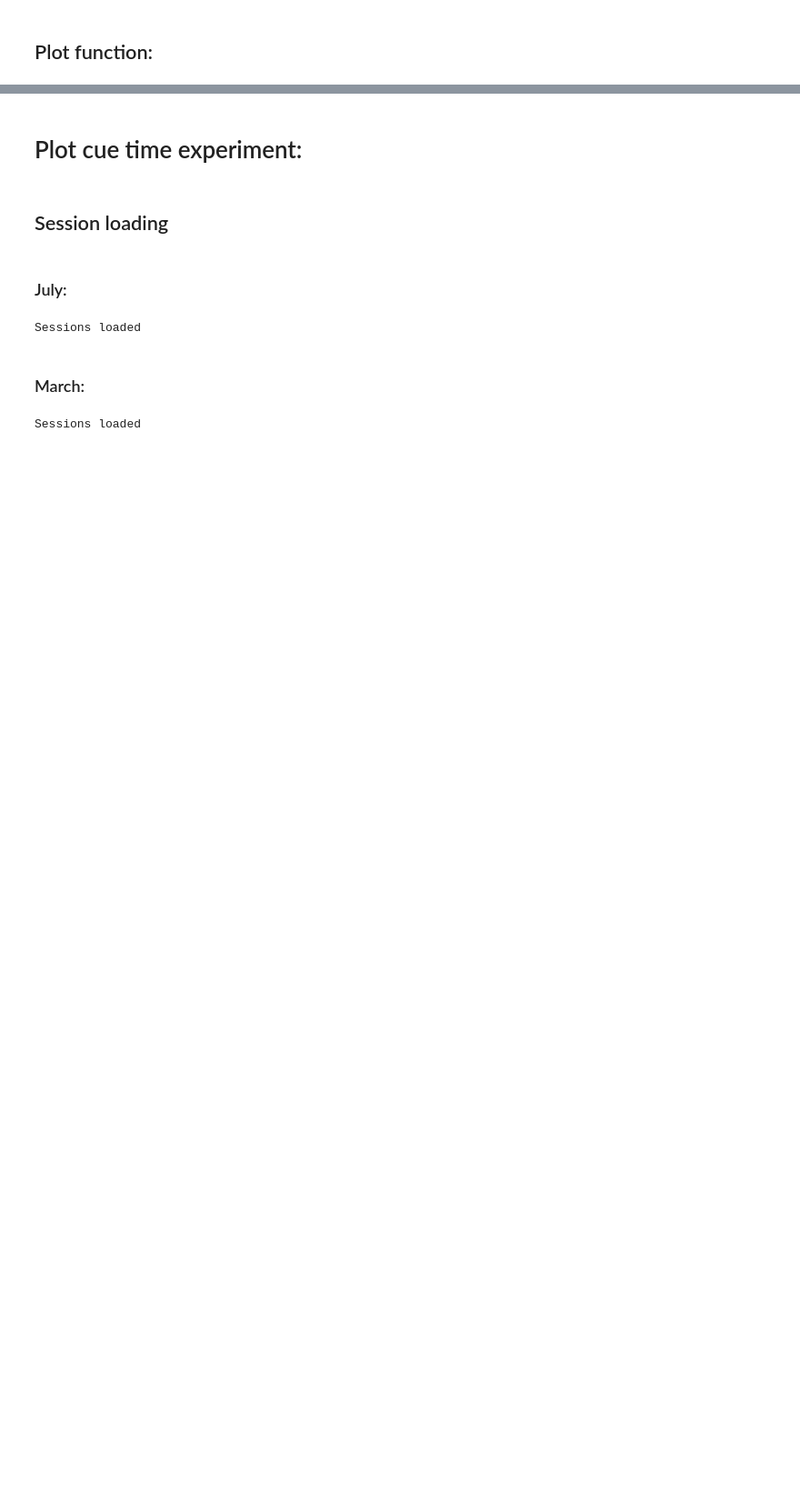
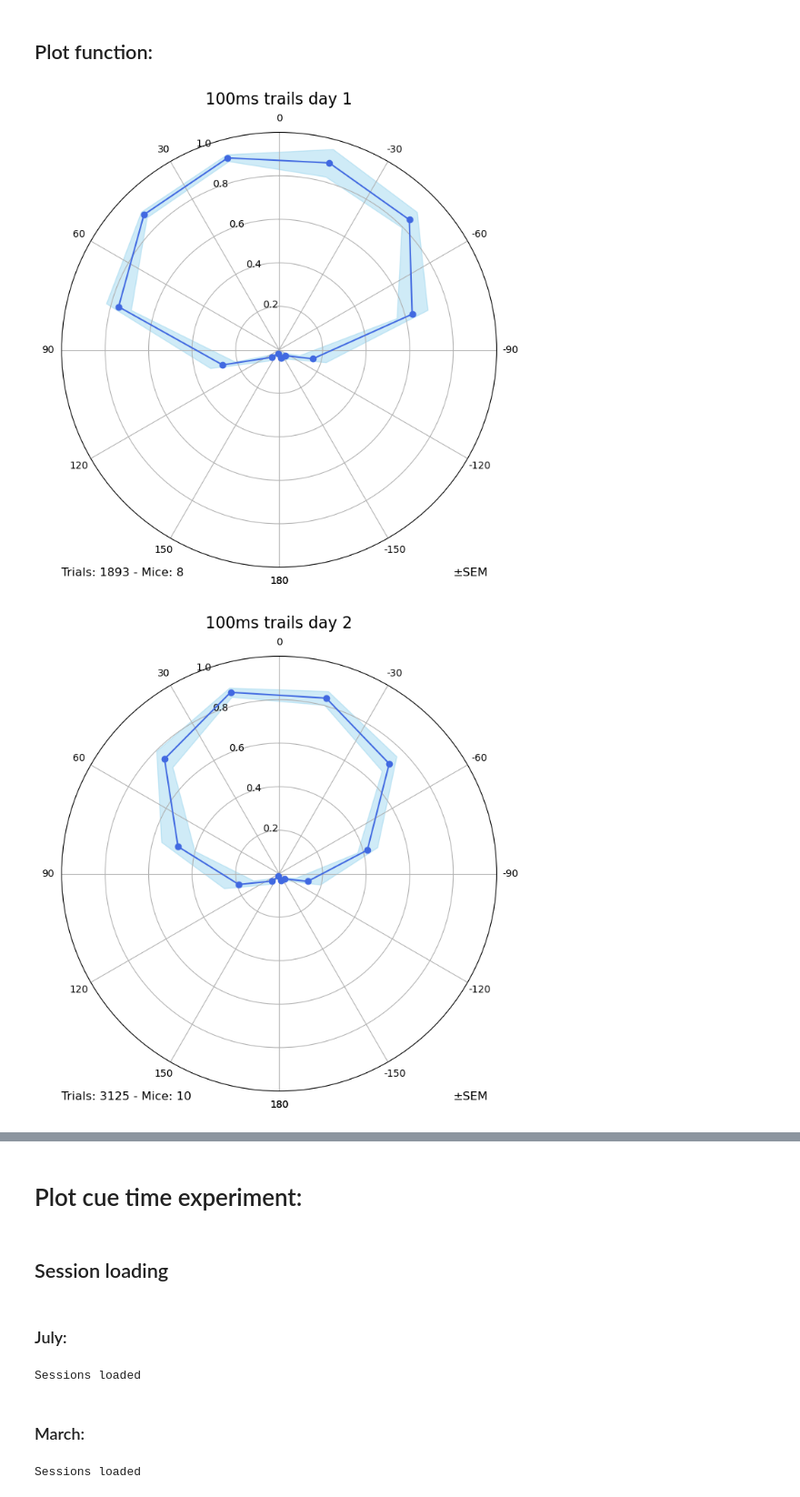
Before and after one commit to stef1029/hex_behav_analysis, a Jupyter notebook: PP_analysis_notebook_July_cohort.ipynb, the cells around one changed output, grey strips where cells are left out. Shown at 91% size. Saved outputs shown, nothing was run; the diff lists cells and outputs as text; code cells hidden in the pictures; blank space fills up the shorter version.

```diff
--- a/PP_analysis_notebook_July_cohort.ipynb
+++ b/PP_analysis_notebook_July_cohort.ipynb
@@ -143,0 +145,4 @@ print("Sessions Loaded")
+# %%
+march_cue_group_100_sessions = [Session(march_cohort.get_session(session)) \
+                                for session in march_cue_group_100 \
+                                if session not in march_exclusion_100]
@@ -148,45 +162,48 @@ import PP_plot_performance
 # %%
 importlib.reload(PP_plot_performance)
 
 """
 Something weird going on with day 1 data.
 """
-# PP_plot_performance.plot_performance_by_angle(july_day_1_100ms_sessions,
-#                                               title = 'Full task (300ms cue time)',
-#                                               bin_mode = 'manual',
-#                                               trials_per_bin=100,
-#                                               plot_mode='radial',
-#                                               cue_mode='both',
-#                                               error_bars='SEM')
+PP_plot_performance.plot_performance_by_angle(march_cue_group_100_sessions,
+                                              title = '100ms trails day 1',
+                                              bin_mode = 'manual',
+                                              trials_per_bin=100,
+                                              plot_mode='radial',
+                                              cue_mode='both',
+                                              error_bars='SEM')
 
 PP_plot_performance.plot_performance_by_angle(july_day_2_100ms_sessions,
                                               title = '100ms trails day 2',
                                               bin_mode = 'manual',
                                               trials_per_bin=100,
                                               plot_mode='radial',
                                               cue_mode='both',
                                               error_bars='SEM')
 
 PP_plot_performance.plot_performance_by_angle(july_day_3_100ms_sessions,
                                               title = '100ms trails day 3',
                                               bin_mode = 'manual',
                                               trials_per_bin=100,
                                               plot_mode='radial',
                                               cue_mode='both',
                                               error_bars='SEM')
 
-PP_plot_performance.plot_performance_by_angle(july_day_2_100ms_sessions,
-                                              title = '100ms trails day 2',
-                                              bin_mode = 'rice',
-                                              trials_per_bin=100,
-                                              plot_mode='radial',
-                                              cue_mode='both',
-                                              error_bars='SEM')
+# PP_plot_performance.plot_performance_by_angle(july_day_2_100ms_sessions,
+#                                               title = '100ms trails day 2',
+#                                               bin_mode = 'rice',
+#                                               trials_per_bin=100,
+#                                               plot_mode='radial',
+#                                               cue_mode='both',
+#                                               error_bars='SEM')
 
-PP_plot_performance.plot_performance_by_angle(july_day_3_100ms_sessions,
-                                              title = '100ms trails day 3',
-                                              bin_mode = 'rice',
-                                              trials_per_bin=100,
-                                              plot_mode='radial',
-                                              cue_mode='both',
-                                              error_bars='SEM')
+# PP_plot_performance.plot_performance_by_angle(july_day_3_100ms_sessions,
+#                                               title = '100ms trails day 3',
+#                                               bin_mode = 'rice',
+#                                               trials_per_bin=100,
+#                                               plot_mode='radial',
+#                                               cue_mode='both',
+#                                               error_bars='SEM')
+# %% [output]
+[figure, added]
+[figure, added]
```
Also changed, not shown: parts of 11 cells of this notebook, 3 other files.
